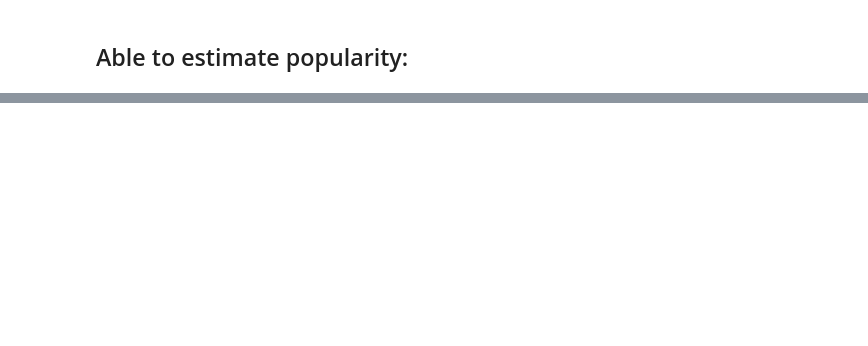
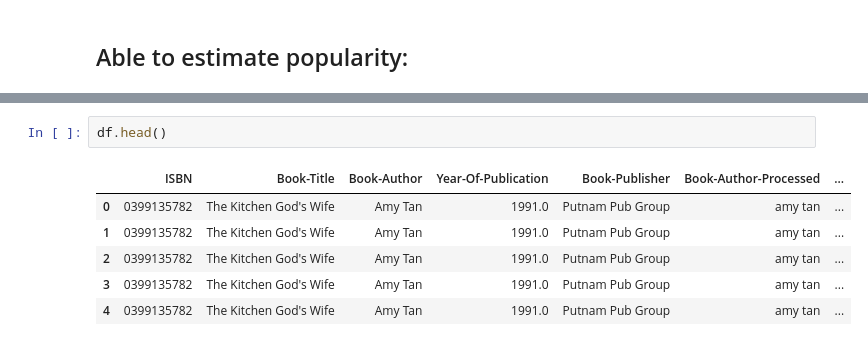
Before and after one commit to caseynator123/EDP_assigment2, a Jupyter notebook: ml/ml_analysis_dt.ipynb, the cells around one changed output, grey strips where cells are left out. Drawn from its saved outputs; the diff is of its cells as text; blank space fills up the shorter version.

```diff
--- a/ml/ml_analysis_dt.ipynb
+++ b/ml/ml_analysis_dt.ipynb
@@ -281,0 +288,9 @@ df[['User-Country', 'User-Country-Encoded']].drop_duplicates()
+# %%
+df.head()
+# %% [output]
+|  | ISBN | Book-Title | Book-Author | Year-Of-Publication | Book-Publisher | Book-Author-Processed | ... |
+| 0 | 0399135782 | The Kitchen God's Wife | Amy Tan | 1991.0 | Putnam Pub Group | amy tan | ... |
+| 1 | 0399135782 | The Kitchen God's Wife | Amy Tan | 1991.0 | Putnam Pub Group | amy tan | ... |
+| 2 | 0399135782 | The Kitchen God's Wife | Amy Tan | 1991.0 | Putnam Pub Group | amy tan | ... |
+| 3 | 0399135782 | The Kitchen God's Wife | Amy Tan | 1991.0 | Putnam Pub Group | amy tan | ... |
+| 4 | 0399135782 | The Kitchen God's Wife | Amy Tan | 1991.0 | Putnam Pub Group | amy tan | ... |
```
Also changed, not shown: parts of 25 cells of this notebook, 6 other files.
